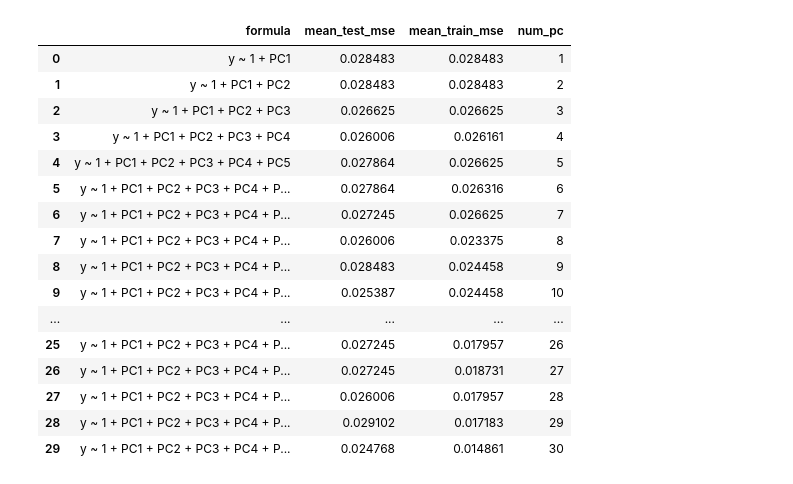
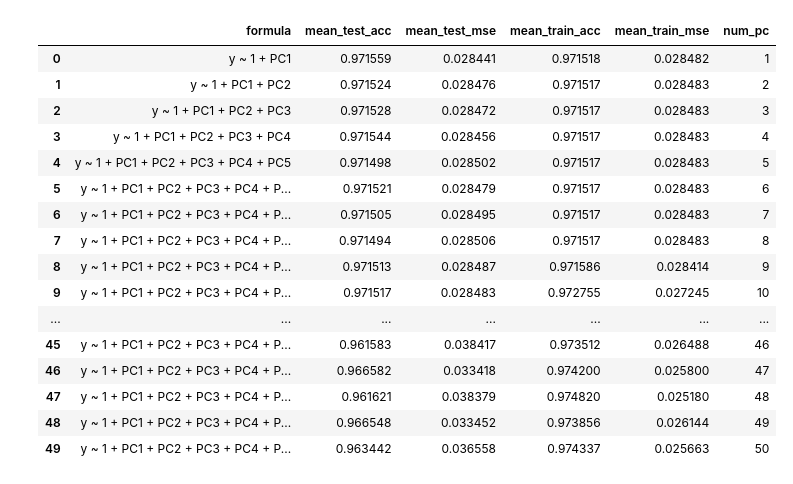
Before and after one commit to angela278/cogs109, a Jupyter notebook: project.ipynb, the cells around one changed output. Drawn from its saved outputs; the diff is of its cells as text; code cells hidden in the pictures.

```diff
--- a/project.ipynb
+++ b/project.ipynb
@@ -19,14 +19,19 @@ one_hot = one_hot.drop(columns=["Unnamed: 0"])
 #print(sexuality_scale)
 
 # top n pca
-n = 30
+n = 50
 predictors = [one_hot.columns[i] for i in range(len(one_hot.columns))]
 X = one_hot[predictors].values.T
-n_i, n_j = X.shape
-stds = np.std(X, axis=1)
-stds = np.repeat(np.reshape(stds, (-1,1)), n_j, axis=1)
-S = X/stds
-pcs = PCA(n_components=n).fit_transform(S.T)
+
+#don't need to standardize since they're dummy variables? idk I asked on piazza
+#but when standardizing, if we try to have more than 30 PCs it causes a LinAlgError: Singular matrix error
+
+#n_i, n_j = X.shape
+#stds = np.std(X, axis=1)
+#stds = np.repeat(np.reshape(stds, (-1,1)), n_j, axis=1)
+#S = X/stds
+pca = PCA(n_components=n)
+pcs = pca.fit_transform(X.T)
 df_pcs = pd.DataFrame(pcs, columns=['PC'+str(i+1) for i in range(n)])
 
 # predict whether the person was gay based on their survey responses
@@ -119,14 +97,21 @@ Name: 29, dtype: object
+# %%
+def accuracy(predictions, true):
+    correct = (predictions == true)
+    acc = sum(correct) / len(correct)
+    return acc
 # %%
 # 10 fold cross validation, logistic regression
 df_pcs = df_pcs.fillna(0)
 mean_mses = []
-kf = KFold(n_splits=5, shuffle=True)
+kf = KFold(n_splits=10, shuffle=True)
 pc_numbers = [i+1 for i in range(n)]
 # linear models using top k=1,2,3,...,20
 for num_pc in pc_numbers:
     # do 10-fold cross validation
     train_mses = []
+    train_accs = []
     test_mses = []
+    test_accs = []
     for train_idx, test_idx in kf.split(df_pcs):
         df_train = df_pcs.iloc[train_idx, :]
         df_test = df_pcs.iloc[test_idx, :]
@@ -136,53 +121,59 @@ for num_pc in pc_numbers:
         for num in range(1, num_pc+1):
             formula += (' + PC%d' % num)
 
         # fit model with df_train
         res = smf.logit(formula=formula, data=df_train).fit(disp=0)
 
         # MSE of training set
         train_pred = 1*(res.predict(df_train) > 0.5)
         mse_train = np.mean((train_pred - df_train.y)**2)
+        acc_train = accuracy(train_pred, df_train.y)
 
         # MSE of test set
         test_pred = 1*(res.predict(df_test) > 0.5)
         mse_test = np.mean((test_pred - df_test.y)**2)
+        acc_test = accuracy(test_pred, df_test.y)
 
         # store results
         train_mses.append(mse_train)
         test_mses.append(mse_test)
-
-
+        train_accs.append(acc_train)
+        test_accs.append(acc_test)
 
     # report average training MSE and testing MSE
     mean_train_mse = np.mean(train_mses)
     mean_test_mse = np.mean(test_mses)
+    mean_train_acc = np.mean(train_accs)
+    mean_test_acc = np.mean(test_accs)
 
     mean_mses.append({'num_pc': num_pc,
                       'formula': formula,
                     'mean_train_mse': mean_train_mse,
-                     'mean_test_mse': mean_test_mse})
+                     'mean_test_mse': mean_test_mse,
+                     'mean_train_acc': mean_train_acc,
+                     'mean_test_acc': mean_test_acc})
 
 
 df_res = pd.DataFrame(mean_mses)
 df_res
 # %% [output]
-|  | formula | mean_test_mse | mean_train_mse | num_pc |
-| 0 | y ~ 1 + PC1 | 0.028483 | 0.028483 | 1 |
-| 1 | y ~ 1 + PC1 + PC2 | 0.028483 | 0.028483 | 2 |
-| 2 | y ~ 1 + PC1 + PC2 + PC3 | 0.026625 | 0.026625 | 3 |
-| 3 | y ~ 1 + PC1 + PC2 + PC3 + PC4 | 0.026006 | 0.026161 | 4 |
-| 4 | y ~ 1 + PC1 + PC2 + PC3 + PC4 + PC5 | 0.027864 | 0.026625 | 5 |
-| 5 | y ~ 1 + PC1 + PC2 + PC3 + PC4 + P... | 0.027864 | 0.026316 | 6 |
-| 6 | y ~ 1 + PC1 + PC2 + PC3 + PC4 + P... | 0.027245 | 0.026625 | 7 |
-| 7 | y ~ 1 + PC1 + PC2 + PC3 + PC4 + P... | 0.026006 | 0.023375 | 8 |
-| 8 | y ~ 1 + PC1 + PC2 + PC3 + PC4 + P... | 0.028483 | 0.024458 | 9 |
-| 9 | y ~ 1 + PC1 + PC2 + PC3 + PC4 + P... | 0.025387 | 0.024458 | 10 |
-| ... | ... | ... | ... | ... |
-| 25 | y ~ 1 + PC1 + PC2 + PC3 + PC4 + P... | 0.027245 | 0.017957 | 26 |
-| 26 | y ~ 1 + PC1 + PC2 + PC3 + PC4 + P... | 0.027245 | 0.018731 | 27 |
-| 27 | y ~ 1 + PC1 + PC2 + PC3 + PC4 + P... | 0.026006 | 0.017957 | 28 |
-| 28 | y ~ 1 + PC1 + PC2 + PC3 + PC4 + P... | 0.029102 | 0.017183 | 29 |
-| 29 | y ~ 1 + PC1 + PC2 + PC3 + PC4 + P... | 0.024768 | 0.014861 | 30 |
+|  | formula | mean_test_acc | mean_test_mse | mean_train_acc | mean_train_mse | num_pc |
+| 0 | y ~ 1 + PC1 | 0.971559 | 0.028441 | 0.971518 | 0.028482 | 1 |
+| 1 | y ~ 1 + PC1 + PC2 | 0.971524 | 0.028476 | 0.971517 | 0.028483 | 2 |
+| 2 | y ~ 1 + PC1 + PC2 + PC3 | 0.971528 | 0.028472 | 0.971517 | 0.028483 | 3 |
+| 3 | y ~ 1 + PC1 + PC2 + PC3 + PC4 | 0.971544 | 0.028456 | 0.971517 | 0.028483 | 4 |
+| 4 | y ~ 1 + PC1 + PC2 + PC3 + PC4 + PC5 | 0.971498 | 0.028502 | 0.971517 | 0.028483 | 5 |
+| 5 | y ~ 1 + PC1 + PC2 + PC3 + PC4 + P... | 0.971521 | 0.028479 | 0.971517 | 0.028483 | 6 |
+| 6 | y ~ 1 + PC1 + PC2 + PC3 + PC4 + P... | 0.971505 | 0.028495 | 0.971517 | 0.028483 | 7 |
+| 7 | y ~ 1 + PC1 + PC2 + PC3 + PC4 + P... | 0.971494 | 0.028506 | 0.971517 | 0.028483 | 8 |
+| 8 | y ~ 1 + PC1 + PC2 + PC3 + PC4 + P... | 0.971513 | 0.028487 | 0.971586 | 0.028414 | 9 |
+| 9 | y ~ 1 + PC1 + PC2 + PC3 + PC4 + P... | 0.971517 | 0.028483 | 0.972755 | 0.027245 | 10 |
+| ... | ... | ... | ... | ... | ... | ... |
+| 45 | y ~ 1 + PC1 + PC2 + PC3 + PC4 + P... | 0.961583 | 0.038417 | 0.973512 | 0.026488 | 46 |
+| 46 | y ~ 1 + PC1 + PC2 + PC3 + PC4 + P... | 0.966582 | 0.033418 | 0.974200 | 0.025800 | 47 |
+| 47 | y ~ 1 + PC1 + PC2 + PC3 + PC4 + P... | 0.961621 | 0.038379 | 0.974820 | 0.025180 | 48 |
+| 48 | y ~ 1 + PC1 + PC2 + PC3 + PC4 + P... | 0.966548 | 0.033452 | 0.973856 | 0.026144 | 49 |
+| 49 | y ~ 1 + PC1 + PC2 + PC3 + PC4 + P... | 0.963442 | 0.036558 | 0.974337 | 0.025663 | 50 |
 # %%
 fig, ax = plt.subplots()
 ax.plot(df_res.num_pc, df_res.mean_train_mse, label='training set')
```
Also changed, not shown: parts of 7 cells of this notebook.
